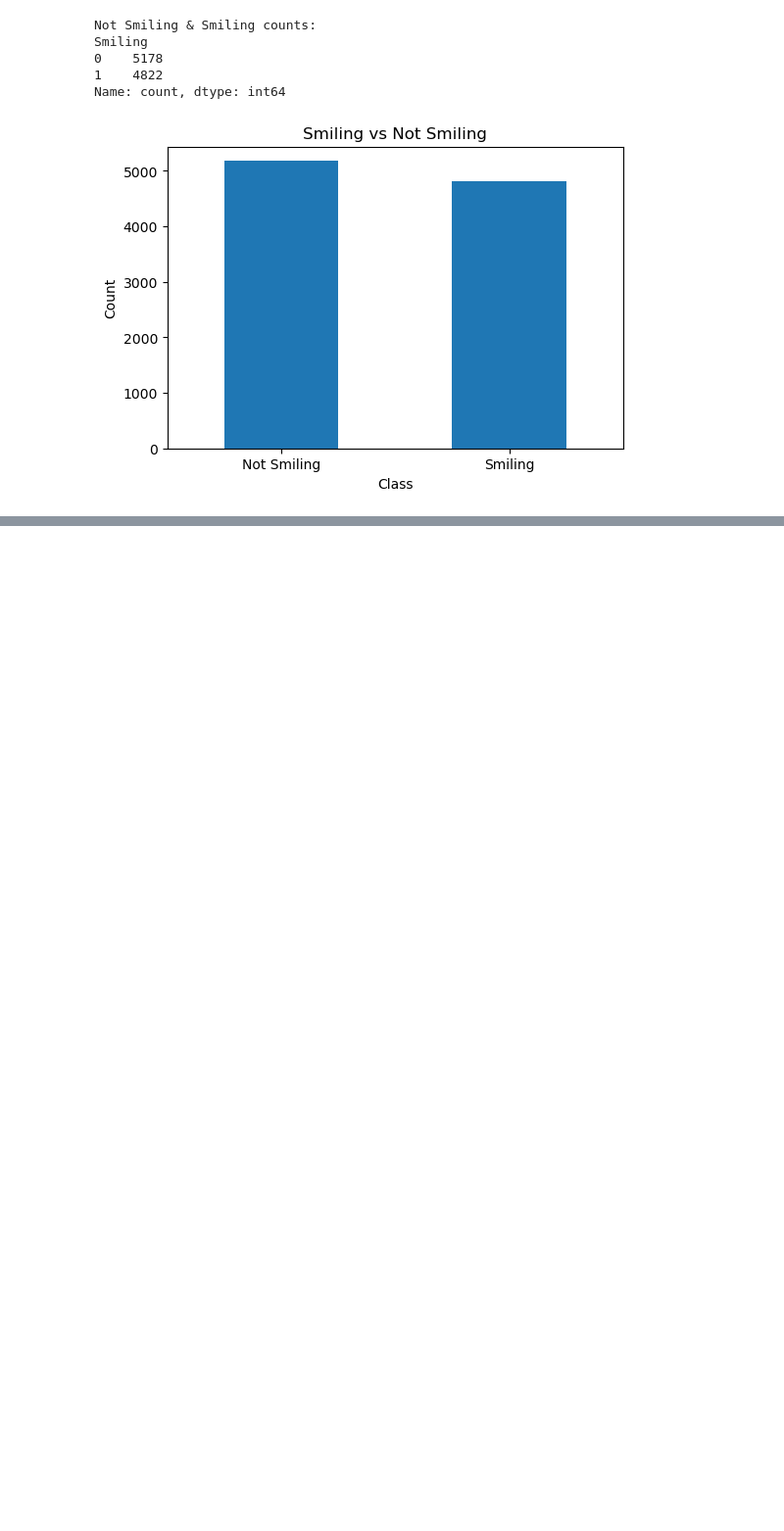
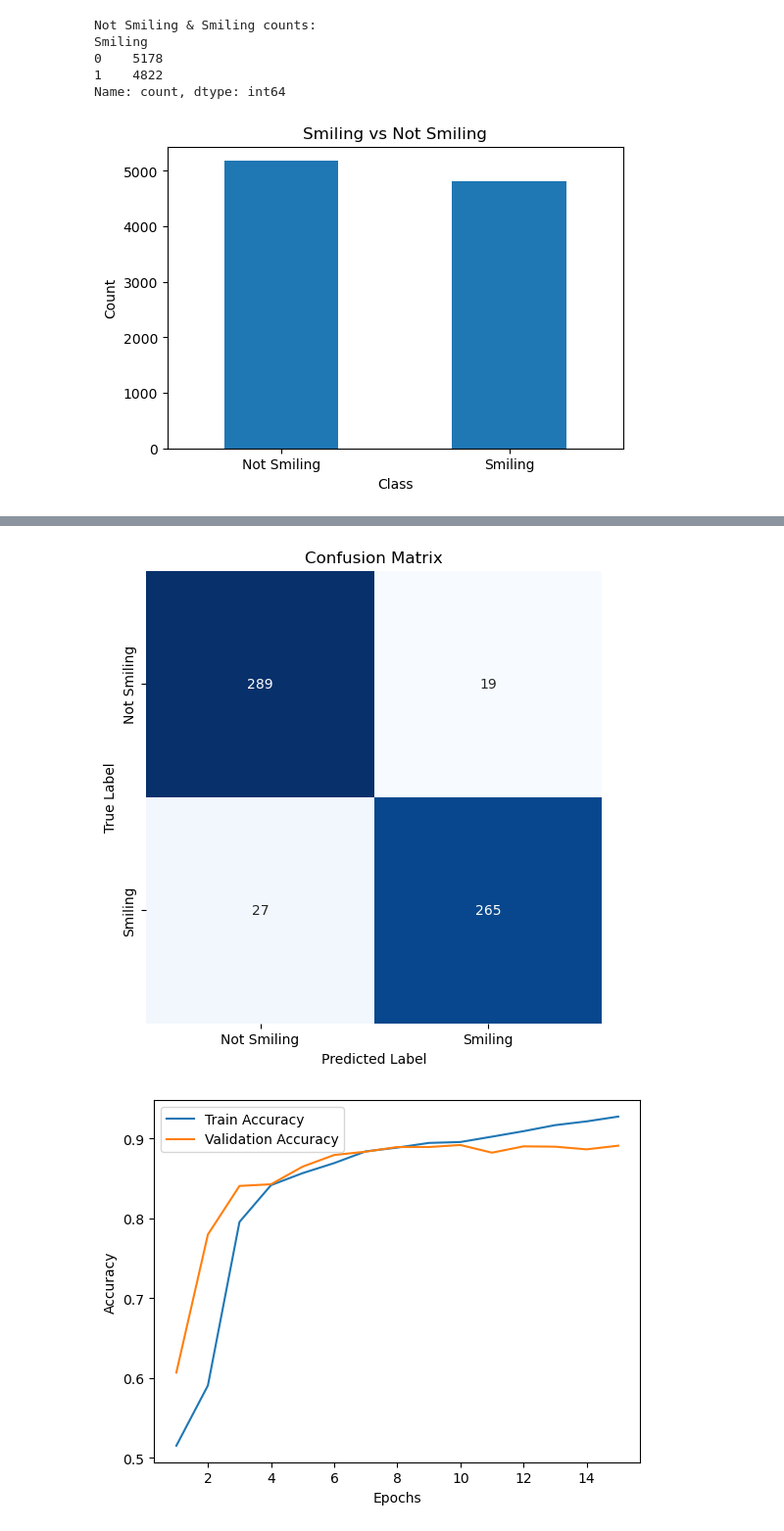
Before and after one commit to JPolakow/Image_Classification_With_TensorFlow, a Jupyter notebook: JonathanPolakow_ST10081881_PDAN8412_POE.ipynb, the cells around one changed output, grey strips where cells are left out. Shown: that part at 98% size. Saved outputs shown, nothing was run; the diff lists cells and outputs as text; code cells hidden in the pictures; blank space fills up the shorter version.

```diff
--- a/JonathanPolakow_ST10081881_PDAN8412_POE.ipynb
+++ b/JonathanPolakow_ST10081881_PDAN8412_POE.ipynb
@@ -180,0 +543,16 @@ plt.show()
+# %%
+#Double CNN layered model with regularisation
+model_pipeline(labeled_images_df.collect(), create_duel_layered_cnn_model_with_regularisation)
+
+#---Evaluation metrics---
+#Final Training Loss:           -
+#Final Training Accuracy:       -
+#Final Validation Loss:         -
+#Final Validation Accuracy:     -
+#Out-Of-Sample Test Loss:       -
+#Out-Of-Sample Test Accuracy:   -
+#Accuracy training curve:       -
+#Loss training curve:           -
+#Confusion matrix:              -
+#Overall findings: -
+# %% [output]
@@ -180,0 +578,2 @@ plt.show()
+[figure, added]
+[figure, added]
```
Also changed, not shown: parts of 13 cells of this notebook.
